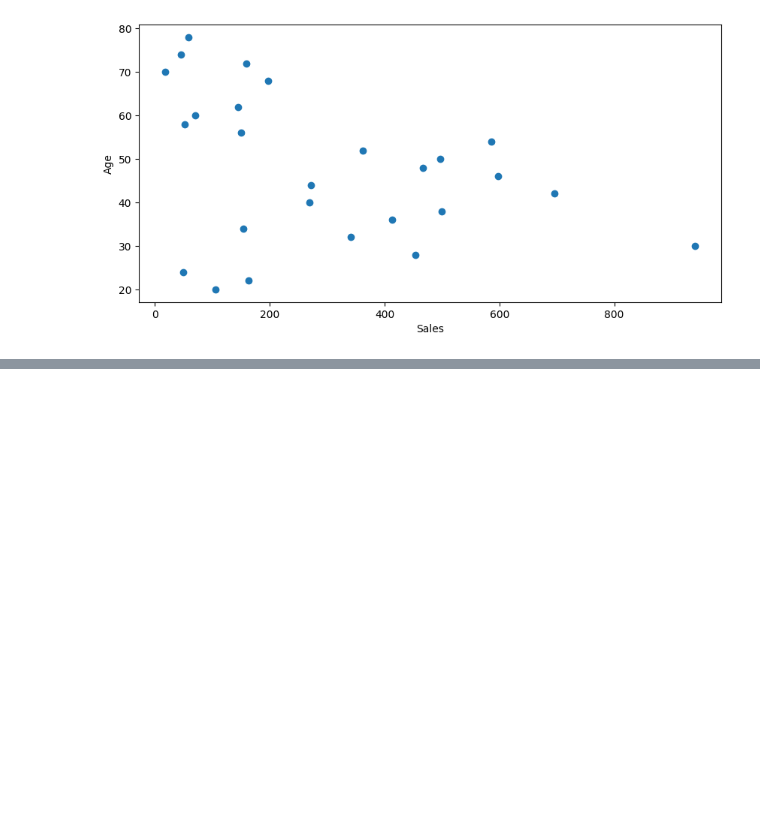
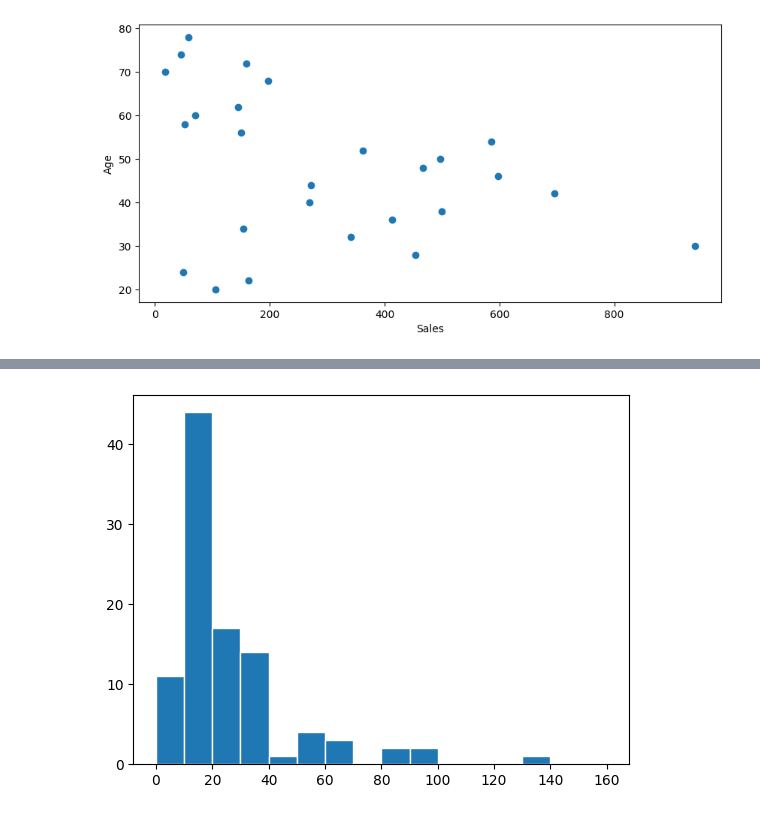
Before and after one commit to zenbaei/Data_Stats_Practice, a Jupyter notebook: Statistics_4_Business_Solutions.ipynb, the cells around one changed output, grey strips where cells are left out. Drawn from its saved outputs; the diff is of its cells as text; code cells hidden in the pictures; blank space fills up the shorter version.

```diff
--- a/Statistics_4_Business_Solutions.ipynb
+++ b/Statistics_4_Business_Solutions.ipynb
@@ -785,0 +878,6 @@ plt.show()
+# %%
+# Using matplotlib to plot histogram
+plt.hist(movies['Opening Gross'], bins = bins, edgecolor="w")
+plt.show()
+# %% [output]
+[figure, added]
```
Also changed, not shown: parts of 21 cells of this notebook, 2 other files.
